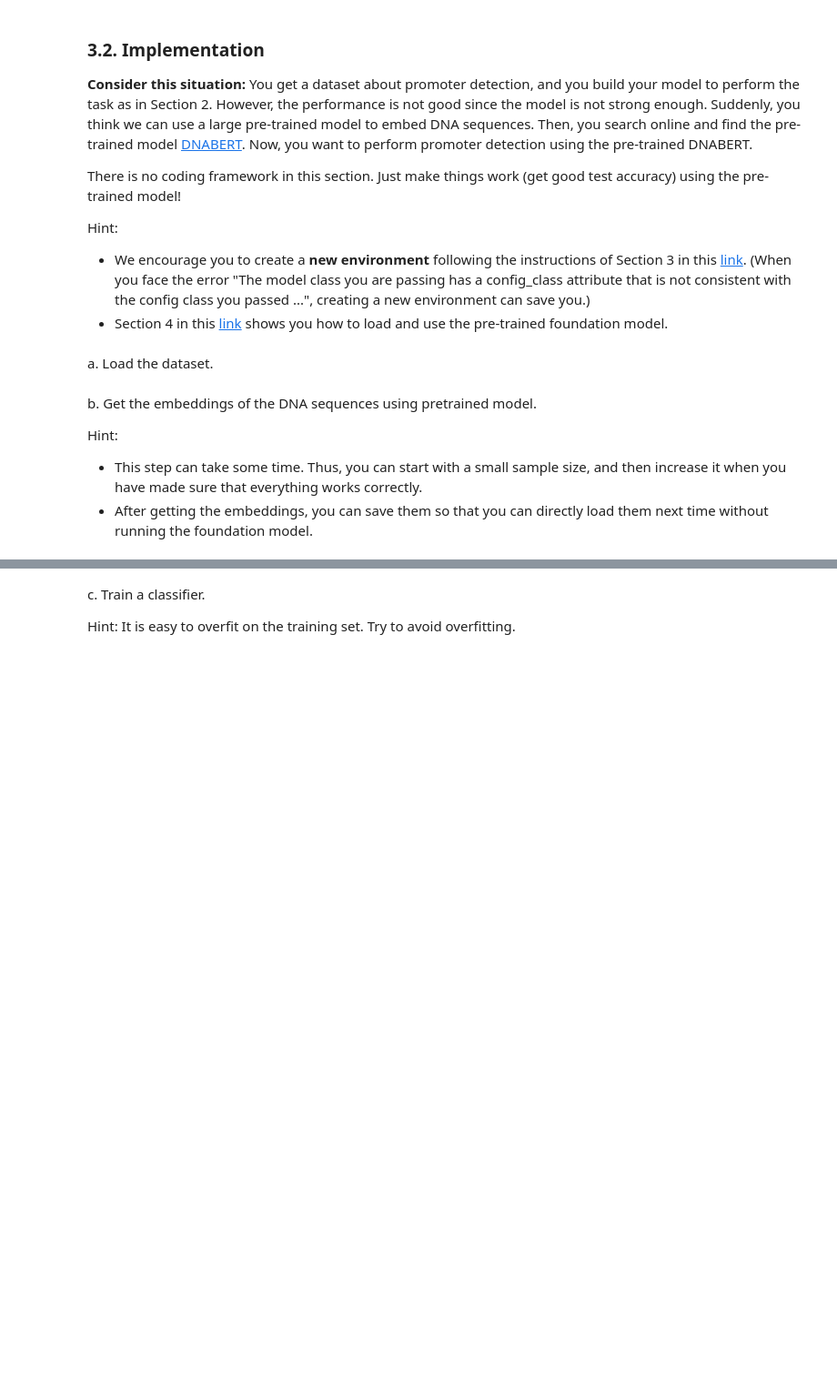
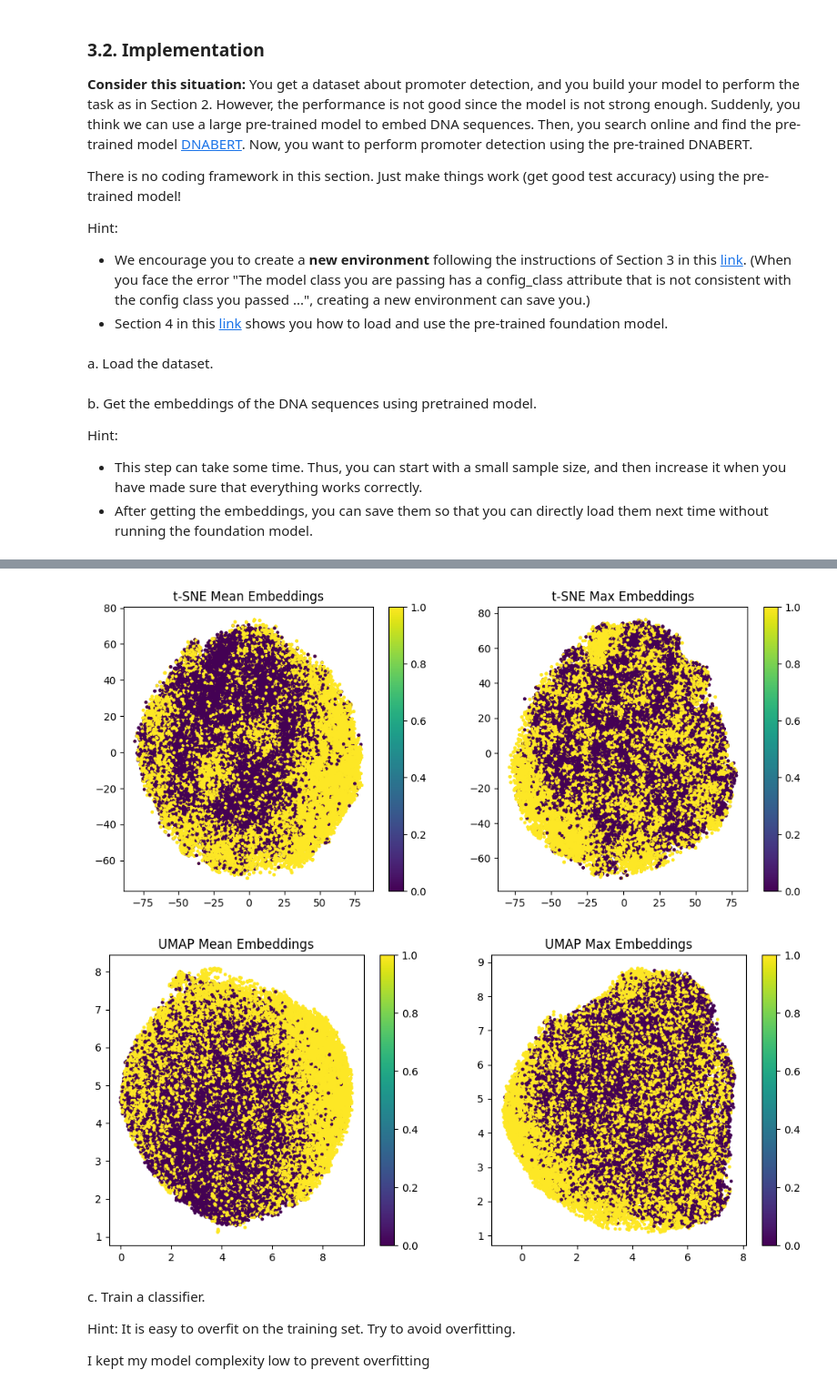
Before and after one commit to code-by-tim/dl_biomed_homework3, a Jupyter notebook: Homework3.ipynb, the cells around one changed output, grey strips where cells are left out. Shown at 91% size. Cells and saved outputs as stored; diff of their text form; code cells hidden in the pictures; blank space fills up the shorter version.

```diff
--- a/Homework3.ipynb
+++ b/Homework3.ipynb
@@ -819,4 +919,51 @@ plot_embeddings(embeddings_umap, "UMAP Visualization of DNABERT Embeddings")
+# %%
+# Read the saved CSV files
+df_tsne_mean = pd.read_csv('tsne_mean_embeddings.csv')
+df_tsne_max = pd.read_csv('tsne_max_embeddings.csv')
+df_umap_mean = pd.read_csv('umap_mean_embeddings.csv')
+df_umap_max = pd.read_csv('umap_max_embeddings.csv')
+
+# Function to plot embeddings
+def plot_embeddings(embeddings, labels, title):
+    plt.scatter(embeddings[:, 0], embeddings[:, 1], c=labels, cmap='viridis', s=5)
+    plt.colorbar()
+    plt.title(title)
+
+# Create subplots for t-SNE embeddings
+plt.figure(figsize=(12, 5))
+
+# t-SNE Mean Embeddings
+plt.subplot(1, 2, 1)
+tsne_mean_embeddings = df_tsne_mean[['tsne_mean_dim1', 'tsne_mean_dim2']].values
+plot_embeddings(tsne_mean_embeddings, df_tsne_mean['label'], 't-SNE Mean Embeddings')
+
+# t-SNE Max Embeddings
+plt.subplot(1, 2, 2)
+tsne_max_embeddings = df_tsne_max[['tsne_max_dim1', 'tsne_max_dim2']].values
+plot_embeddings(tsne_max_embeddings, df_tsne_max['label'], 't-SNE Max Embeddings')
+
+plt.show()
+
+# Create subplots for UMAP embeddings
+plt.figure(figsize=(12, 5))
+
+# UMAP Mean Embeddings
+plt.subplot(1, 2, 1)
+umap_mean_embeddings = df_umap_mean[['umap_mean_dim1', 'umap_mean_dim2']].values
+plot_embeddings(umap_mean_embeddings, df_umap_mean['label'], 'UMAP Mean Embeddings')
+
+# UMAP Max Embeddings
+plt.subplot(1, 2, 2)
+umap_max_embeddings = df_umap_max[['umap_max_dim1', 'umap_max_dim2']].values
+plot_embeddings(umap_max_embeddings, df_umap_max['label'], 'UMAP Max Embeddings')
+
+plt.show()
+# %% [output]
+[figure, added]
+[figure, added]
 # %% [markdown]
 c. Train a classifier.
 
 Hint: It is easy to overfit on the training set. Try to avoid overfitting.
+
+I kept my model complexity low to prevent overfitting
```
Also changed, not shown: parts of 27 cells of this notebook.
